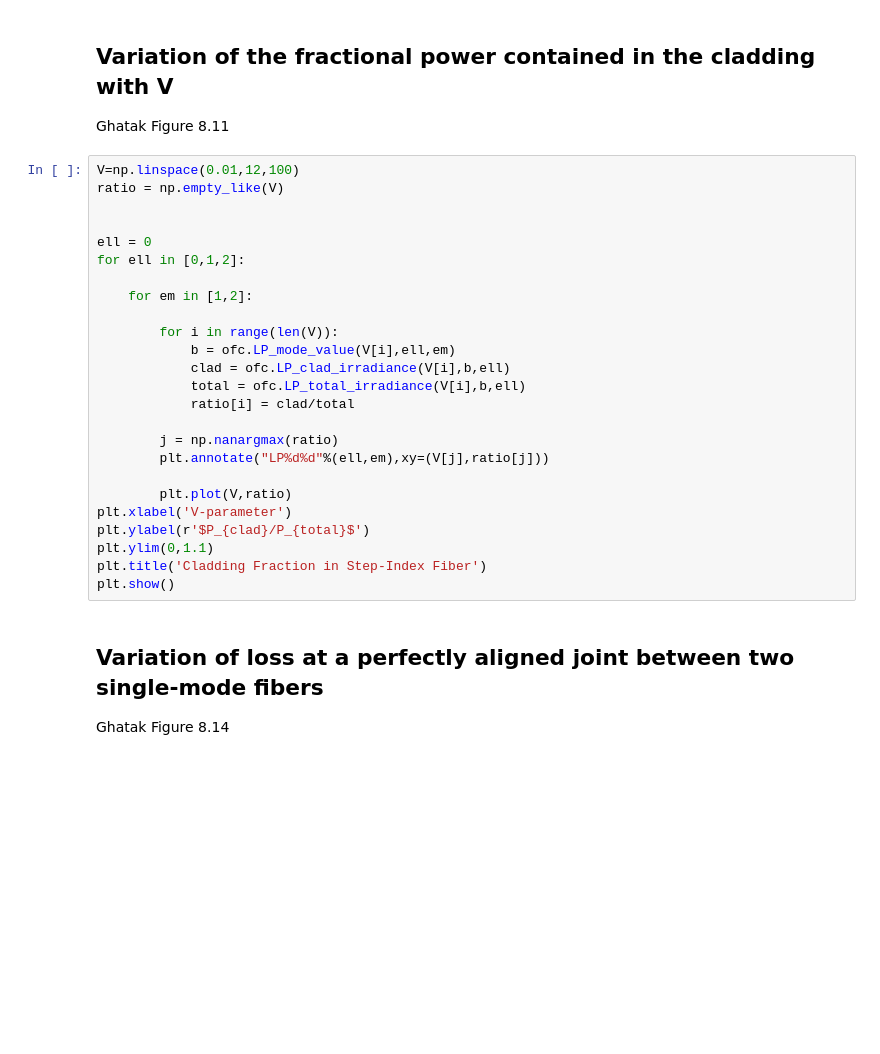
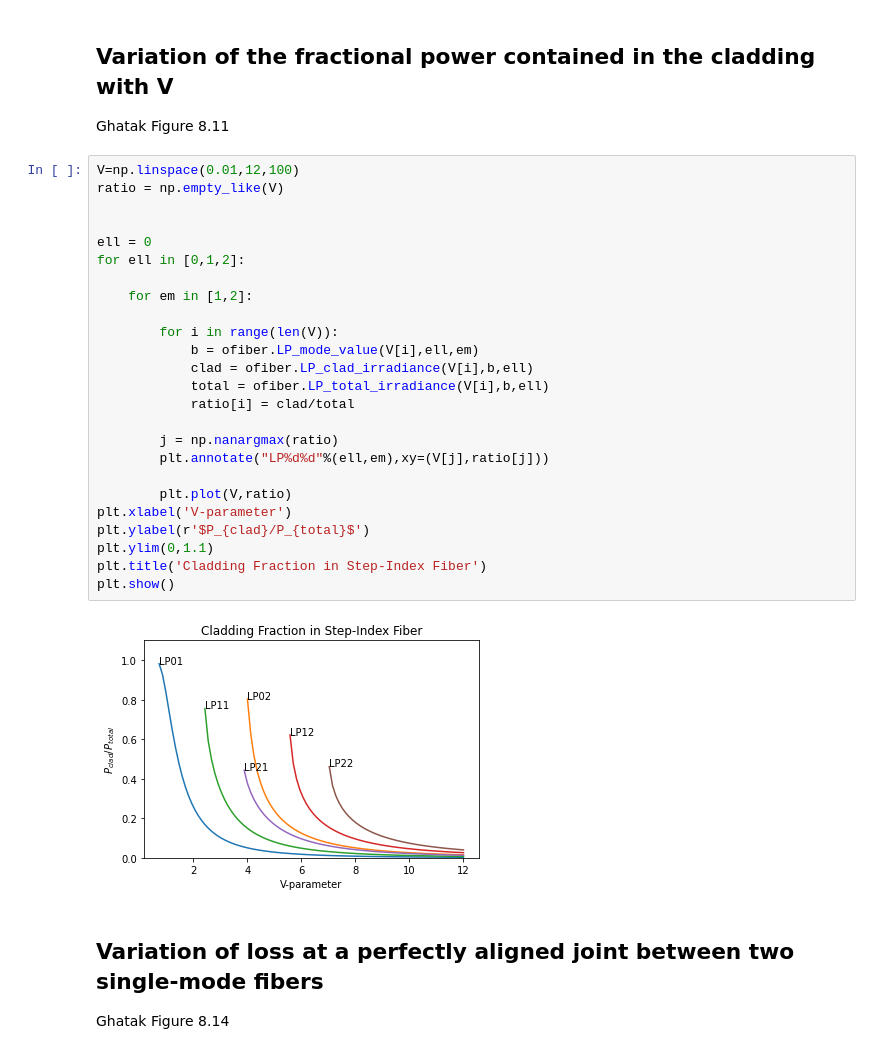
Before and after one commit to scottprahl/ofiber, a Jupyter notebook: docs/4-Circular-Step-Index-Fiber.ipynb, the cells around one changed output. Saved outputs shown, nothing was run; the diff lists cells and outputs as text; blank space fills up the shorter version.

```diff
--- a/docs/4-Circular-Step-Index-Fiber.ipynb
+++ b/docs/4-Circular-Step-Index-Fiber.ipynb
@@ -411,28 +412,30 @@ Ghatak Figure 8.11
 # %%
 V=np.linspace(0.01,12,100)
 ratio = np.empty_like(V)
 
 
 ell = 0
 for ell in [0,1,2]:
 
     for em in [1,2]:
 
         for i in range(len(V)):
-            b = ofc.LP_mode_value(V[i],ell,em)
-            clad = ofc.LP_clad_irradiance(V[i],b,ell)
-            total = ofc.LP_total_irradiance(V[i],b,ell)
+            b = ofiber.LP_mode_value(V[i],ell,em)
+            clad = ofiber.LP_clad_irradiance(V[i],b,ell)
+            total = ofiber.LP_total_irradiance(V[i],b,ell)
             ratio[i] = clad/total
 
         j = np.nanargmax(ratio)
         plt.annotate("LP%d%d"%(ell,em),xy=(V[j],ratio[j]))
 
         plt.plot(V,ratio)
 plt.xlabel('V-parameter')
 plt.ylabel(r'$P_{clad}/P_{total}$')
 plt.ylim(0,1.1)
 plt.title('Cladding Fraction in Step-Index Fiber')
 plt.show()
+# %% [output]
+[figure, added]
 # %% [markdown]
 ## Variation of loss at a perfectly aligned joint between two single-mode fibers
 
```
Also changed, not shown: parts of 5 cells of this notebook, 4 other files.
